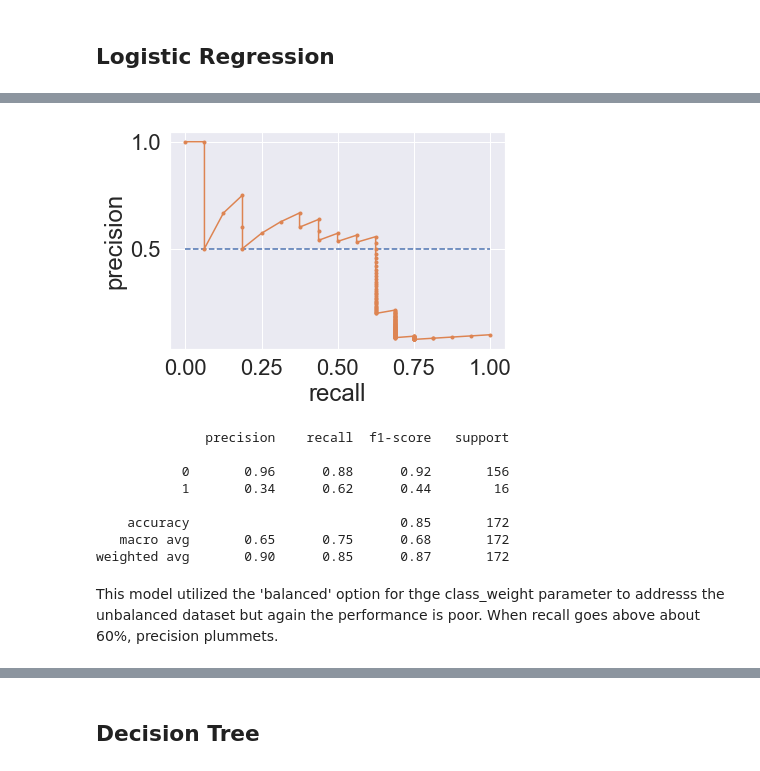
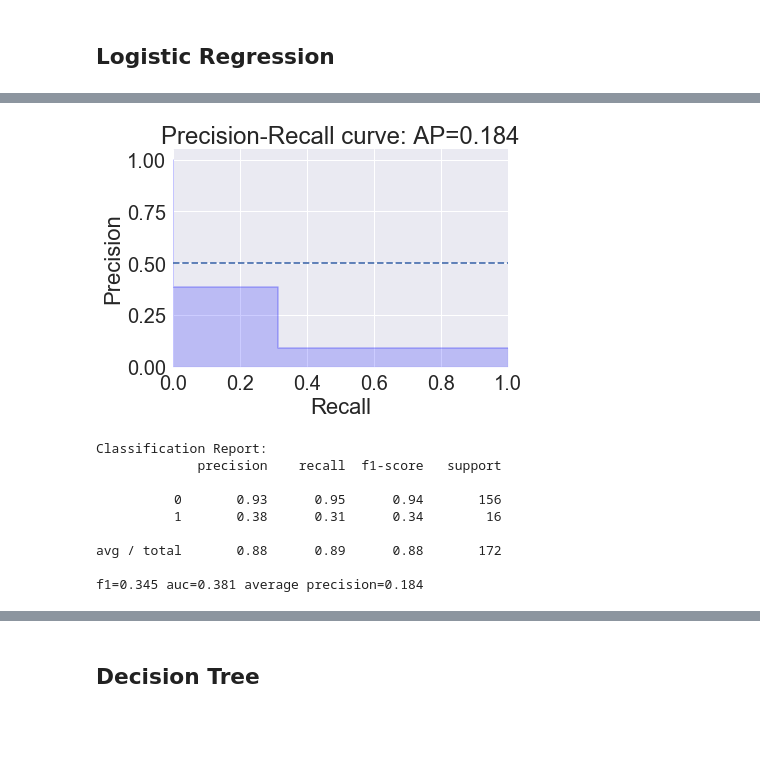
Before and after one commit to giorosati/dsc-3-final-project-online-ds-pt-100118, a Jupyter notebook: student_v2.ipynb, the cells around one changed output, grey strips where cells are left out. Saved outputs shown, nothing was run; the diff lists cells and outputs as text; code cells hidden in the pictures; blank space fills up the shorter version.

```diff
--- a/student_v2.ipynb
+++ b/student_v2.ipynb
@@ -916,56 +1071,61 @@ This model did not utilize any attempt to compensate for the unbalanced dataset
 # %%
-model = LogisticRegression(fit_intercept = False,
-                                C = 1e12,
-                                class_weight='balanced',
-                                solver='lbfgs',
-                               max_iter = 4000)
+# KNN
+model = KNeighborsClassifier(n_neighbors=1)
 
 model.fit(X_train, y_train)
 
 # predict probabilities
 probs = model.predict_proba(X_test)
 
 # keep probabilities for the positive outcome only
 probs = probs[:, 1]
 
 # predict class values
 preds = model.predict(X_test)
 
 # calculate precision-recall curve
 precision, recall, thresholds = precision_recall_curve(y_test, probs)
 
-# # calculate F1 score
-# f1 = f1_score(y_test, preds)
+# calculate average precision
+average_precision = average_precision_score(y_test, probs)
+
+# calculate F1 score
+f1 = f1_score(y_test, preds)
 
 # # calculate precision-recall AUC
-# auc_score = auc(recall, precision)
+auc_score = auc(recall, precision)
 
-# # calculate average precision score
-# ap = average_precision_score(y_test, probs)
-# print('f1=%.3f auc=%.3f ap=%.3f' % (f1, auc_score, ap))
+
+# In matplotlib < 1.5, plt.fill_between does not have a 'step' argument
+step_kwargs = ({'step': 'post'}
+               if 'step' in signature(plt.fill_between).parameters
+               else {})
+plt.step(recall, precision, color='b', alpha=0.2, where='post')
+plt.fill_between(recall, precision, alpha=0.2, color='b', **step_kwargs)
 
 # plot a "no skill" line
 plt.plot([0, 1], [0.5, 0.5], linestyle='--')
 
-# plot the precision-recall curve for the model
-plt.plot(recall, precision, marker='.')
-plt.xlabel('recall')
-plt.ylabel('precision')
-
-# show the plot
+plt.xlabel('Recall')
+plt.ylabel('Precision')
+plt.ylim([0.0, 1.05])
+plt.xlim([0.0, 1.0])
+plt.title('Precision-Recall curve: AP={0:0.3f}'.format(average_precision))
 plt.show()
 
 # print(confusion_matrix(y_test, preds))
+print('Classification Report:')
 print(classification_report(y_test, preds))
+
+print('f1=%.3f auc=%.3f average precision=%.3f' % (f1, auc_score, average_precision))
 # %% [output]
-[figure, old version]
+[figure, new version]
-              precision    recall  f1-score   support
+Classification Report:
+             precision    recall  f1-score   support
 
-           0       0.96      0.88      0.92       156
-           1       0.34      0.62      0.44        16
+          0       0.93      0.95      0.94       156
+          1       0.38      0.31      0.34        16
 
-    accuracy                           0.85       172
-   macro avg       0.65      0.75      0.68       172
-weighted avg       0.90      0.85      0.87       172
+avg / total       0.88      0.89      0.88       172
+
+f1=0.345 auc=0.381 average precision=0.184
-# %% [markdown]
-This model utilized the 'balanced' option for thge class_weight parameter to addresss the unbalanced dataset but again the performance is poor. When recall goes above about 60%, precision plummets.
```
Also changed, not shown: parts of 48 cells of this notebook.
